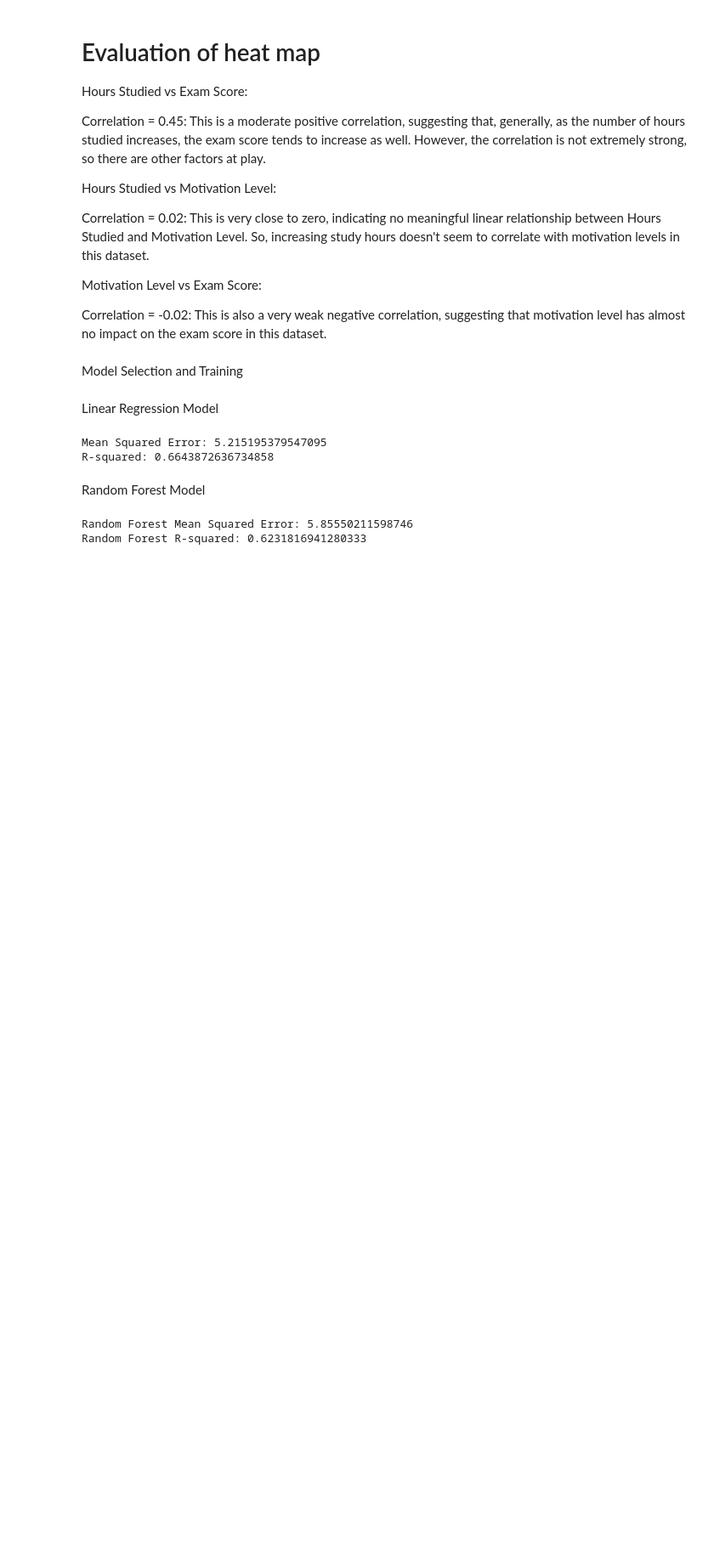
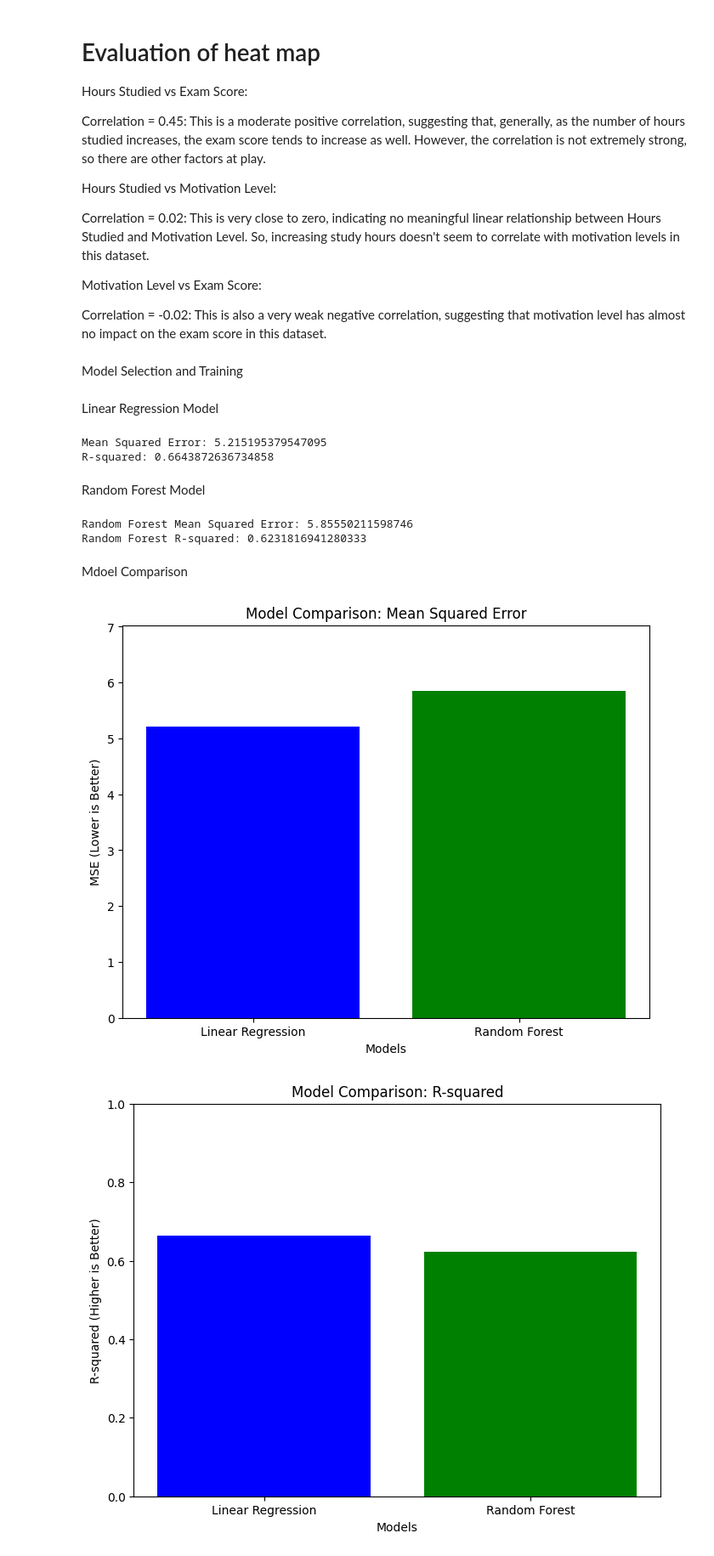
Before and after one commit to Sam-Little/ML_assessment_3, a Jupyter notebook: final_project.ipynb, the cells around one changed output. Shown at 85% size. Saved outputs shown, nothing was run; the diff lists cells and outputs as text; code cells hidden in the pictures; blank space fills up the shorter version.

Commit message:
Added graphs to better show model comparison

```diff
--- a/final_project.ipynb
+++ b/final_project.ipynb
@@ -187,3 +187,33 @@ print(f'Random Forest R-squared: {rf_r2}')
 # %% [output]
 Random Forest Mean Squared Error: 5.85550211598746
 Random Forest R-squared: 0.6231816941280333
+# %% [markdown]
+Mdoel Comparison
+# %%
+import matplotlib.pyplot as plt
+
+# Define metrics for the models
+models = ['Linear Regression', 'Random Forest']
+mse_values = [5.215195379547095, 5.85550211598746]
+r2_values = [0.6643872636734858, 0.6231816941280333]
+
+# Plot MSE Comparison
+plt.figure(figsize=(8, 6))
+plt.bar(models, mse_values, color=['blue', 'green'])
+plt.title('Model Comparison: Mean Squared Error')
+plt.ylabel('MSE (Lower is Better)')
+plt.xlabel('Models')
+plt.ylim(0, max(mse_values) * 1.2)
+plt.show()
+
+# Plot R-squared Comparison
+plt.figure(figsize=(8, 6))
+plt.bar(models, r2_values, color=['blue', 'green'])
+plt.title('Model Comparison: R-squared')
+plt.ylabel('R-squared (Higher is Better)')
+plt.xlabel('Models')
+plt.ylim(0, 1)
+plt.show()
+# %% [output]
+[figure, added]
+[figure, added]
```
